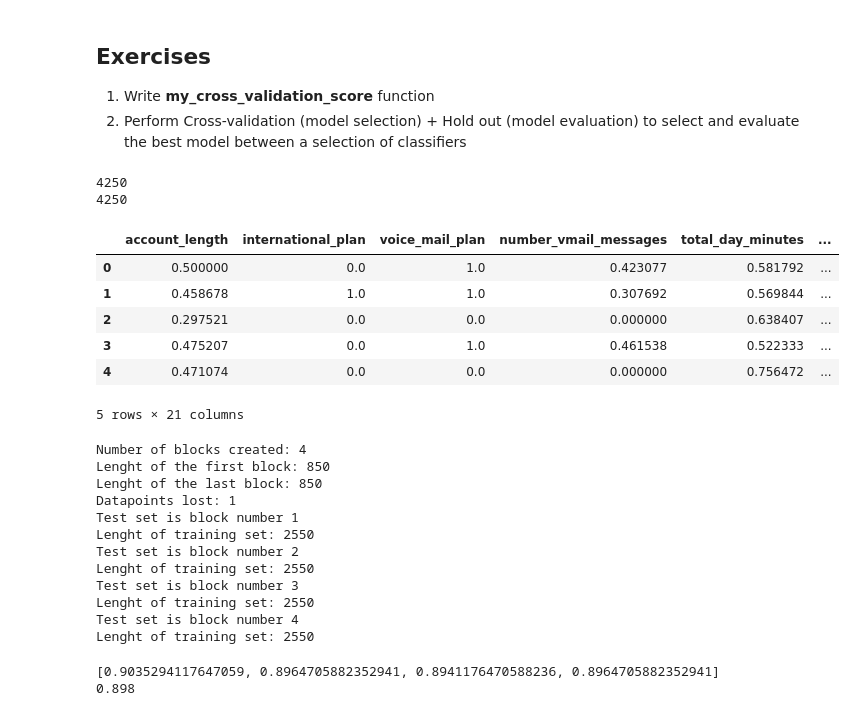
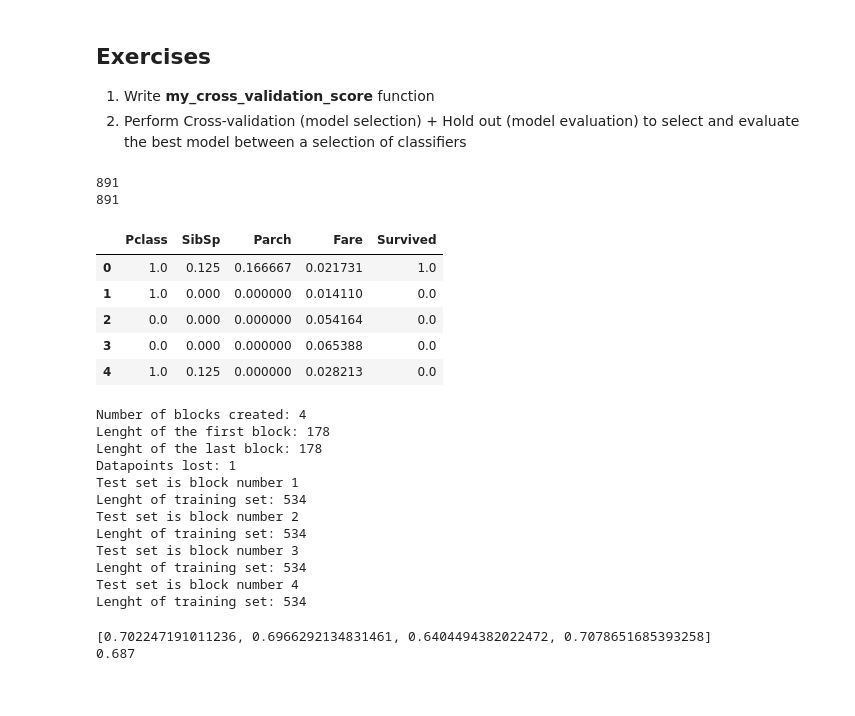
Before and after one commit to alessiogiust/DataScienceAcademy_Projects, a Jupyter notebook: AG_ModelSelection_CrossVal_functions.ipynb, the cells around one changed output. Drawn from its saved outputs; the diff is of its cells as text; code cells hidden in the pictures.

Commit message:
Cross-Val functions replication and model selection

```diff
--- a/AG_ModelSelection_CrossVal_functions.ipynb
+++ b/AG_ModelSelection_CrossVal_functions.ipynb
@@ -121,0 +145,23 @@ print(round(final_acc, 3))
+# %%
+# Handle imbalanced class
+X_train, X_test, y_train, y_test = train_test_split(data.drop("churn", axis=1), data["churn"], test_size=0.2, random_state=123)
+dt = pd.merge(X_train, y_train, left_index=True, right_index=True)
+
+# Use basic Over Sampling Minority Class resample method, (only training set) --> reference: (https://towardsdatascience.com/heres-what-i-ve-learnt-about-sklearn-resample-ab735ae1abc4)
+from sklearn.utils import resample, shuffle
+
+# set the minority class to a seperate dataframe
+dt_1 = dt[dt['churn'] == 1]
+# set other classes to another dataframe
+dt_0 = dt[dt['churn'] == 0]
+# over-sample the minority class (5x)
+dt_1_oversampled = resample(dt_1, random_state=42, n_samples=len(dt_1)*5, replace=True)
+# concatenate the over-sample dataframe with the other
+dt_train_balanced = shuffle(pd.concat([dt_1_oversampled, dt_0]))
+
+# define X and y
+X_train_bal = dt_train_balanced.drop("churn", axis=1)
+y_train_bal = dt_train_balanced["churn"]
+
+plt.pie(dt_train_balanced['churn'].value_counts(), autopct = '%.1f%%')
+plt.legend(["Churn = no", "Churn = yes"]);
@@ -123,6 +241,10 @@ print(round(final_acc, 3))
 ## Exercises
 1) Write __my_cross_validation_score__ function
 2) Perform Cross-validation (model selection) + Hold out (model evaluation) to select and evaluate the best model between a selection of classifiers
+# %%
+# use titanic data to test my functions for simplicity (not very imbalanced)
+df_tita = pd.read_csv('data/titanic.csv')   # modify path if needed
+df_tita = df_tita[['Pclass', 'SibSp', 'Parch', 'Fare', "Survived"]]
 # %%
 def my_train_test_split(df, target_col=None, random_shuffle=True, train_size=0.8, random_state=True, separated=True):
     """
@@ -156,9 +278,9 @@ X_train, X_test, y_train, y_test = my_train_test_split(data, "churn")
 # %%
-print(len(data))
+print(len(df_tita))
 print(len(X_train)+len(X_test))  # ok, same lenght as original df
 # %% [output]
-4250
-4250
+891
+891
 # %%
 def split_df_nblocks(df, n_blocks=5):
     """
@@ -223,49 +344,48 @@ def my_cross_validation_score(model, df, target_col=None, k=5, eval_score="accur
     return avg_score, std_score, cv_scores
 # %%
 # Split
-data_train, data_test = my_train_test_split(data, separated=False)
+data_train, data_test = my_train_test_split(df_tita, separated=False)
 
-# Scale the data and put everything together (no impact on dummies)
+# Example scale the data (scaling can be used without problems in my functions)
 scaler = MinMaxScaler()
 data_train_sc = pd.DataFrame(scaler.fit_transform(data_train), columns=data_train.columns)
 data_test_sc = pd.DataFrame(scaler.transform(data_test), columns=data_test.columns)
 data_train_sc.head()
 # %% [output]
-|  | account_length | international_plan | voice_mail_plan | number_vmail_messages | total_day_minutes | ... |
-| 0 | 0.500000 | 0.0 | 1.0 | 0.423077 | 0.581792 | ... |
-| 1 | 0.458678 | 1.0 | 1.0 | 0.307692 | 0.569844 | ... |
-| 2 | 0.297521 | 0.0 | 0.0 | 0.000000 | 0.638407 | ... |
-| 3 | 0.475207 | 0.0 | 1.0 | 0.461538 | 0.522333 | ... |
-| 4 | 0.471074 | 0.0 | 0.0 | 0.000000 | 0.756472 | ... |
+|  | Pclass | SibSp | Parch | Fare | Survived |
+| 0 | 1.0 | 0.125 | 0.166667 | 0.021731 | 1.0 |
+| 1 | 1.0 | 0.000 | 0.000000 | 0.014110 | 0.0 |
+| 2 | 0.0 | 0.000 | 0.000000 | 0.054164 | 0.0 |
+| 3 | 0.0 | 0.000 | 0.000000 | 0.065388 | 0.0 |
+| 4 | 1.0 | 0.125 | 0.000000 | 0.028213 | 0.0 |
-5 rows × 21 columns
 # %%
 # Check if the function is working correctly
 knn = KNeighborsClassifier(n_neighbors=5)
-_, _, _ = my_cross_validation_score(knn, data_train_sc, target_col="churn", k=4, debug=True)  # use only training set
+_, _, _ = my_cross_validation_score(knn, data_train_sc, target_col="Survived", k=4, debug=True)  # use only training set
 
 # Ok number of blocks, ok lenght is the same for each one,
 # Ok in the loop each time all the remaining blocks are combined to create the training set
 # %% [output]
 Number of blocks created: 4
-Lenght of the first block: 850
-Lenght of the last block: 850
+Lenght of the first block: 178
+Lenght of the last block: 178
 Datapoints lost: 1
 Test set is block number 1
-Lenght of training set: 2550
+Lenght of training set: 534
 Test set is block number 2
-Lenght of training set: 2550
+Lenght of training set: 534
 Test set is block number 3
-Lenght of training set: 2550
+Lenght of training set: 534
 Test set is block number 4
-Lenght of training set: 2550
+Lenght of training set: 534
 # %%
 # Function output
-avg_score, std_score, list_scores = my_cross_validation_score(knn, data_train_sc, target_col="churn", k=4)
+avg_score, std_score, list_scores = my_cross_validation_score(knn, data_train_sc, target_col="Survived", k=4)
 print(list_scores)
 print(round(avg_score, 3))
 # %% [output]
-[0.9035294117647059, 0.8964705882352941, 0.8941176470588236, 0.8964705882352941]
-0.898
+[0.702247191011236, 0.6966292134831461, 0.6404494382022472, 0.7078651685393258]
+0.687
 # %%
 def models_selection_evaluation(dict_models, trtestcv, final_test, target_col=None, k=5, eval_score="accuracy", eval_all=False, random_state=True, debug=False):
     """
```
Also changed, not shown: parts of 15 cells of this notebook.
